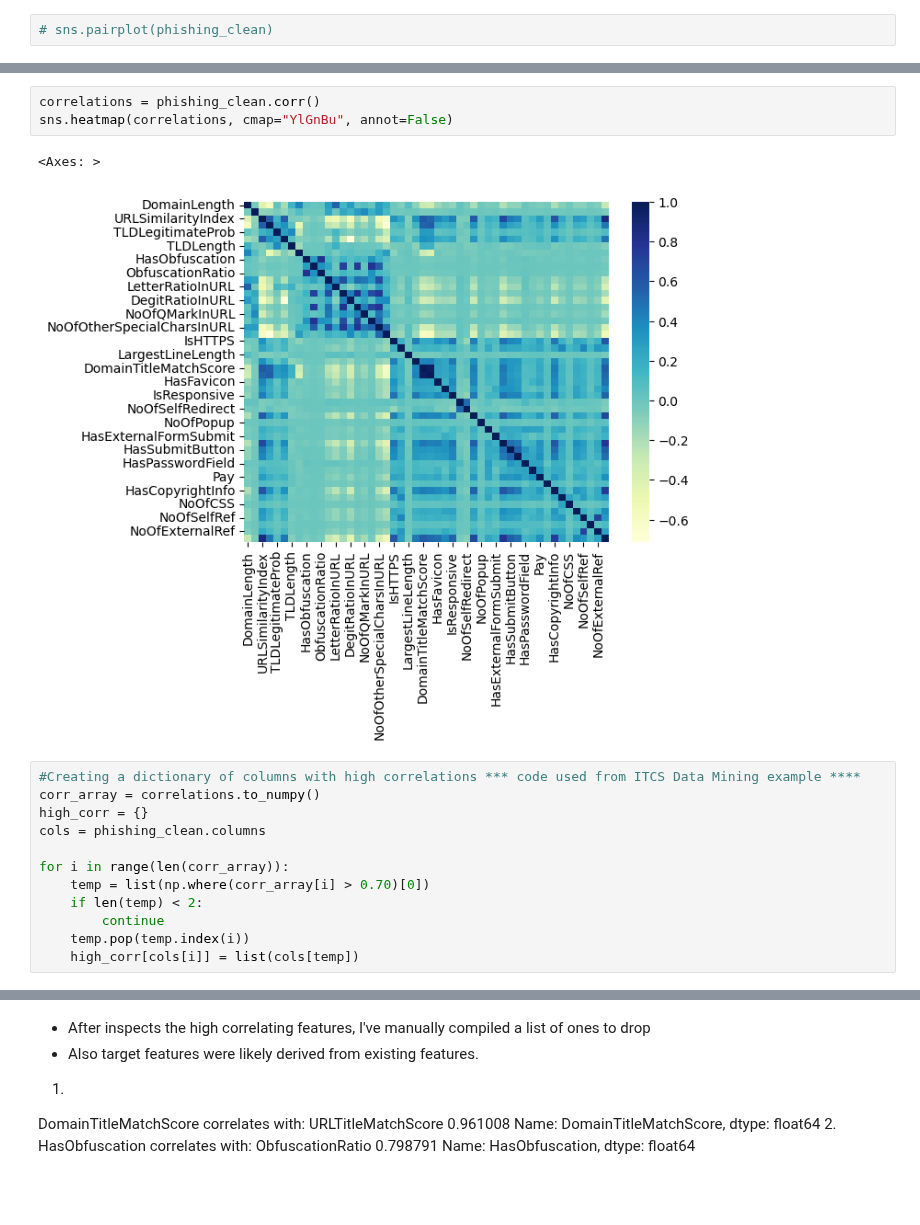
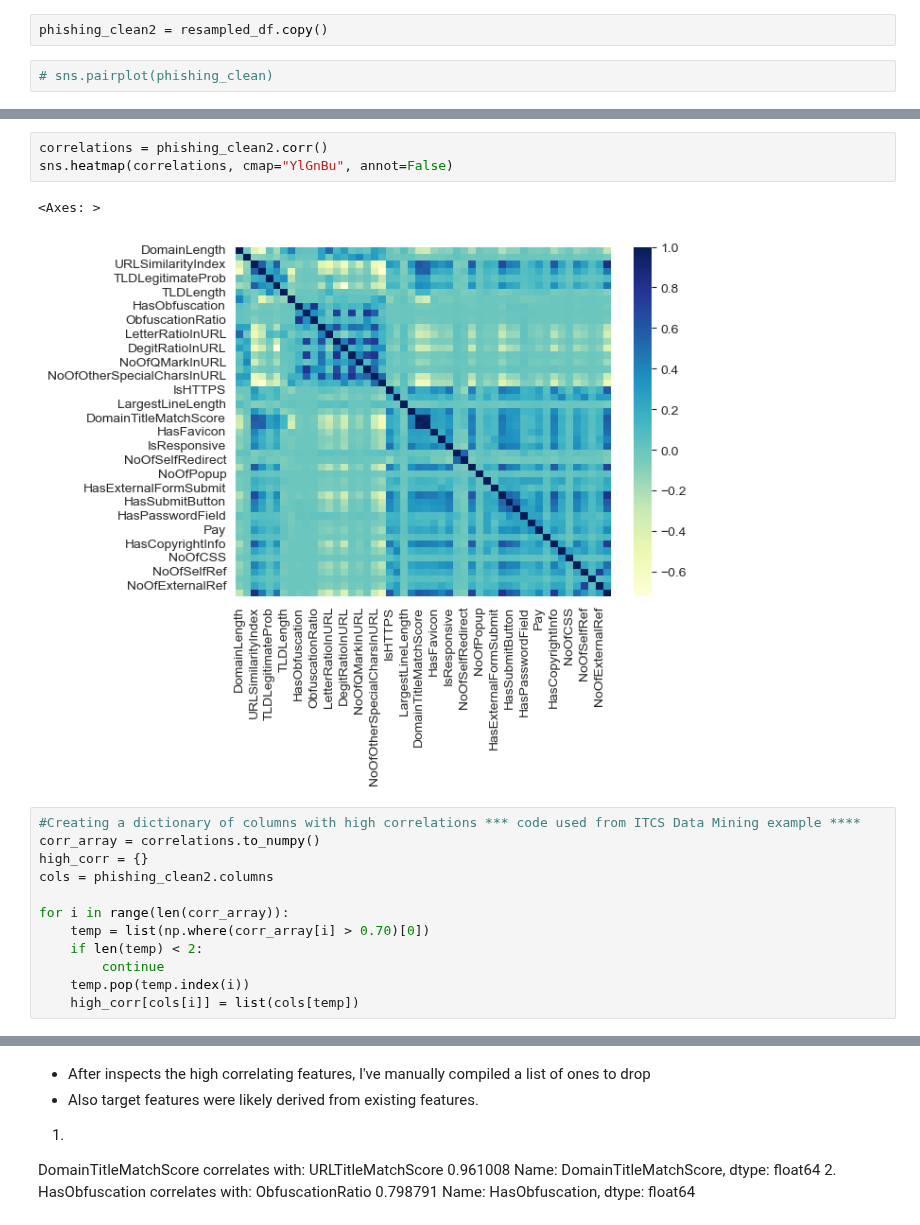
Before and after one commit to pmb-7684/Intro_MachineLearning, a Jupyter notebook: ML_final2025-2.ipynb, the cells around one changed output, grey strips where cells are left out. Drawn from its saved outputs; the diff is of its cells as text; blank space fills up the shorter version.

```diff
--- a/ML_final2025-2.ipynb
+++ b/ML_final2025-2.ipynb
@@ -213,6 +173,8 @@ Original class distribution: Counter({np.int64(1): 134850, np.int64(0): 100945})
 Resampled class distribution: Counter({np.int64(0): 100945, np.int64(1): 100945})
 Text(0, 0.5, 'Frequency')
 [figure]
+# %%
+phishing_clean2 = resampled_df.copy()
 # %%
 # sns.pairplot(phishing_clean)
 # %%
@@ -239,15 +201,15 @@ phishing_clean.corr()
 50 rows × 50 columns
 # %%
-correlations = phishing_clean.corr()
+correlations = phishing_clean2.corr()
 sns.heatmap(correlations, cmap="YlGnBu", annot=False)
 # %% [output]
 <Axes: >
-[figure, old version]
+[figure, new version]
 # %%
 #Creating a dictionary of columns with high correlations *** code used from ITCS Data Mining example ****
 corr_array = correlations.to_numpy()
 high_corr = {}
-cols = phishing_clean.columns
+cols = phishing_clean2.columns
 
 for i in range(len(corr_array)):
     temp = list(np.where(corr_array[i] > 0.70)[0])
```
Also changed, not shown: parts of 16 cells of this notebook.
